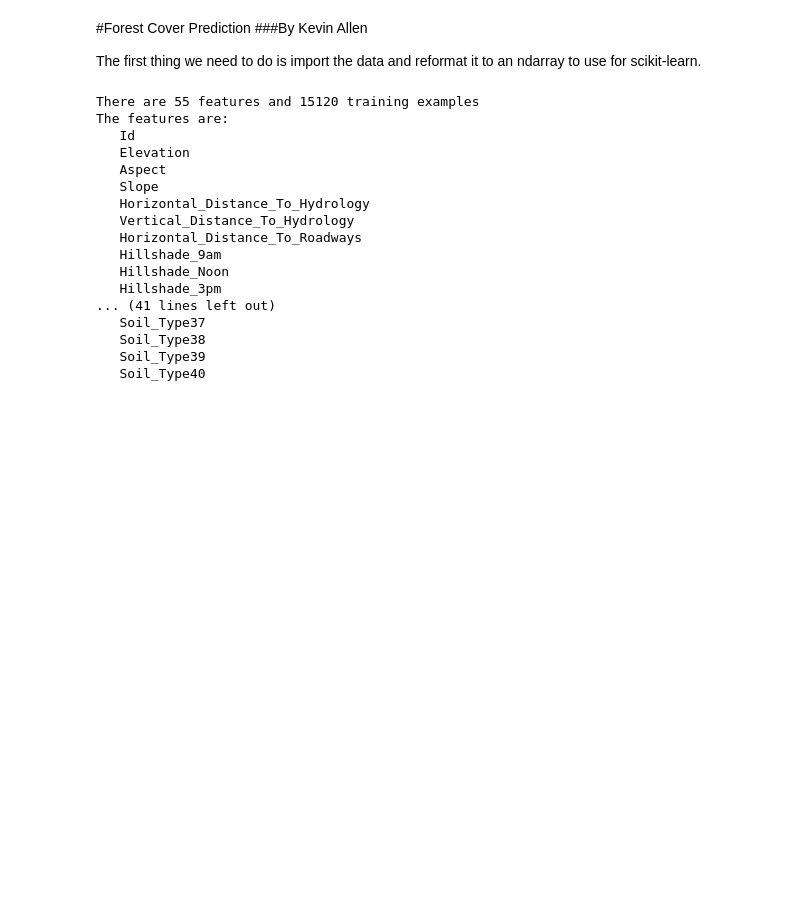
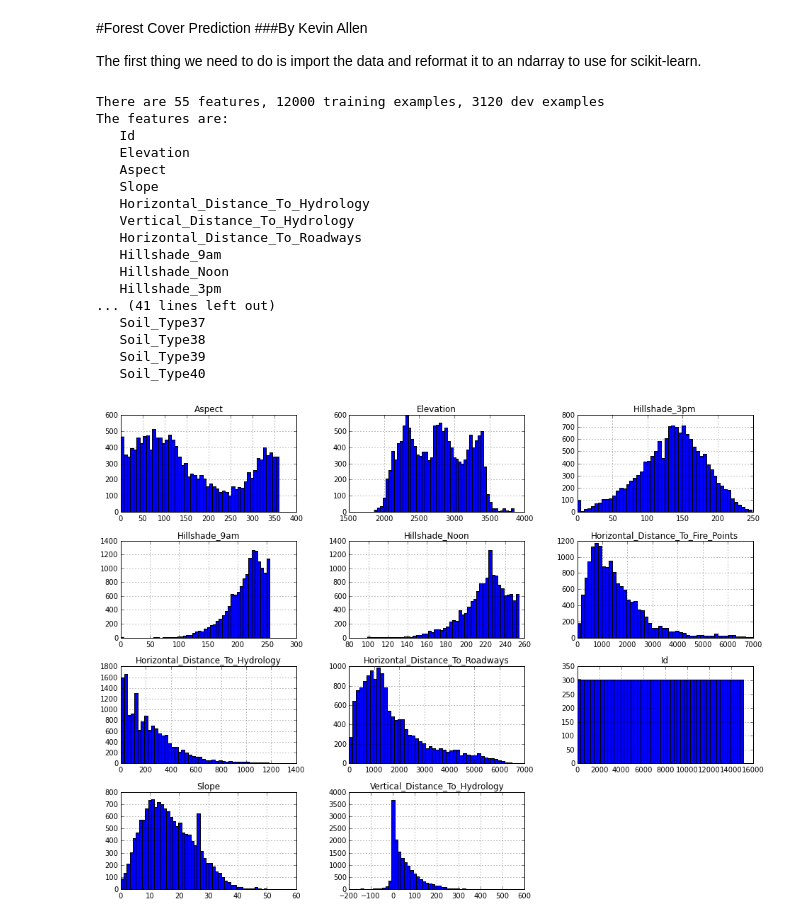
Before and after one commit to kevinallen/w207-forestcover, a Jupyter notebook: forest_cover.ipynb, the cells around one changed output. Drawn from its saved outputs; the diff is of its cells as text; code cells hidden in the pictures; blank space fills up the shorter version.

```diff
--- a/forest_cover.ipynb
+++ b/forest_cover.ipynb
@@ -23,20 +25,26 @@ with open("train.csv","r") as f:
 train_data = np.loadtxt(open("train.csv","rb"),delimiter=",",skiprows=1)
 test_data = np.loadtxt(open("test.csv","rb"),delimiter=",",skiprows=1)
 
+# use pandas to read csv
+train = pd.read_csv('train.csv')
+
 # remove CoverType from the feature names and training data
 feature_names = feature_names[:-1]
-train_data, train_labels = train_data[:,:-1], train_data[:,-1]
-print 'There are %s features and %s training examples' % \
-    (train_data.shape[1], train_data.shape[0])
+complete_train, complete_train_labels = train_data[:,:-1], train_data[:,-1]
+
+# shuffle the training data
+shuffle = np.random.permutation(np.arange(complete_train.shape[0]))
+complete_train, complete_train_labels = complete_train[shuffle], complete_train_labels[shuffle]
+train_data, train_labels = complete_train[:12000], complete_train_labels[:12000]
+dev_data, dev_labels = complete_train[12000:], complete_train_labels[12000:]
+
+print 'There are %s features, %s training examples, %s dev examples' % \
+    (train_data.shape[1], train_data.shape[0], dev_data.shape[0])
 print 'The features are:'
 for feature in feature_names:
     print '  ',feature
-
-# shuffle the training data
-shuffle = np.random.permutation(np.arange(train_data.shape[0]))
-train_data, train_labels = train_data[shuffle], train_labels[shuffle]
 # %% [output]
-There are 55 features and 15120 training examples
+There are 55 features, 12000 training examples, 3120 dev examples
 The features are:
    Id
    Elevation
@@ -64,3 +72,9 @@ with open("predictions.csv", "wb") as csvfile:
     writer.writerow(['Id','Cover_Type'])
     for id, prediction in zip(test_data[:,0], predictions):
         writer.writerow([int(id), int(prediction)])
+# %%
+# plot the features to see how they are distributed and scaled
+train.ix[:,:11].hist(figsize=(16,12),bins=50)
+plt.show()
+# %% [output]
+[figure, added]
```
Also changed, not shown: parts of 2 cells of this notebook.
